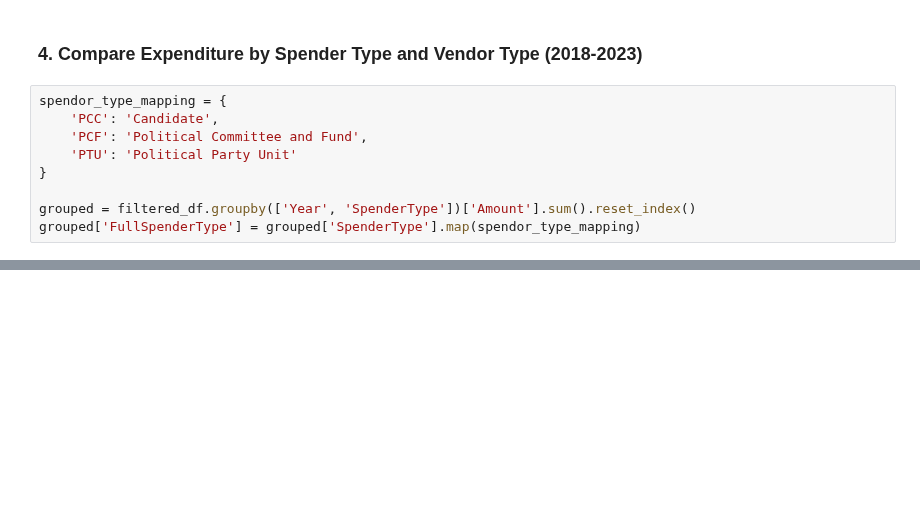
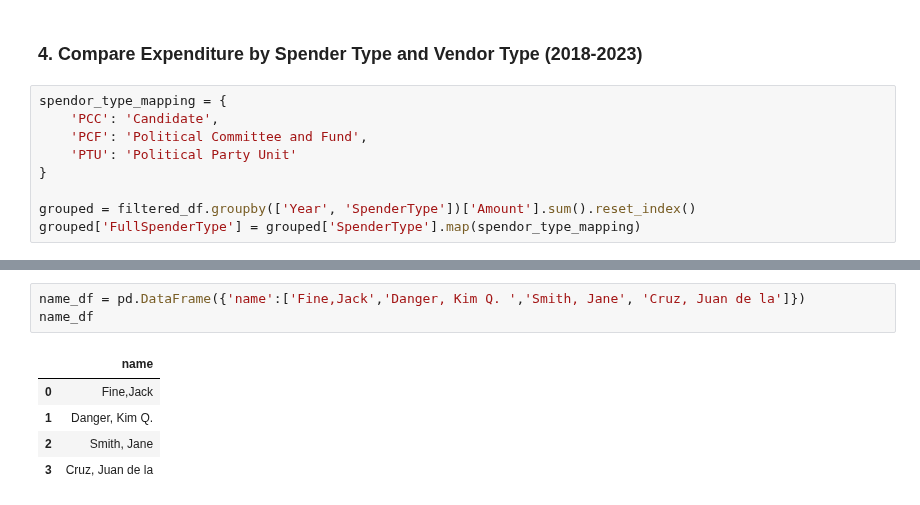
Before and after one commit to uchicago-dsi/climate-cabinet-campaign-finance-tracker, a Jupyter notebook: notebooks/MN_EDA.ipynb, the cells around one changed output, grey strips where cells are left out. Drawn from its saved outputs; the diff is of its cells as text; blank space fills up the shorter version.

```diff
--- a/notebooks/MN_EDA.ipynb
+++ b/notebooks/MN_EDA.ipynb
@@ -608,0 +597,9 @@ fig.show()
+# %%
+name_df = pd.DataFrame({'name':['Fine,Jack','Danger, Kim Q. ','Smith, Jane', 'Cruz, Juan de la']})
+name_df
+# %% [output]
+|  | name |
+| 0 | Fine,Jack |
+| 1 | Danger, Kim Q. |
+| 2 | Smith, Jane |
+| 3 | Cruz, Juan de la |
```
Also changed, not shown: parts of 8 cells of this notebook, 3 other files.
